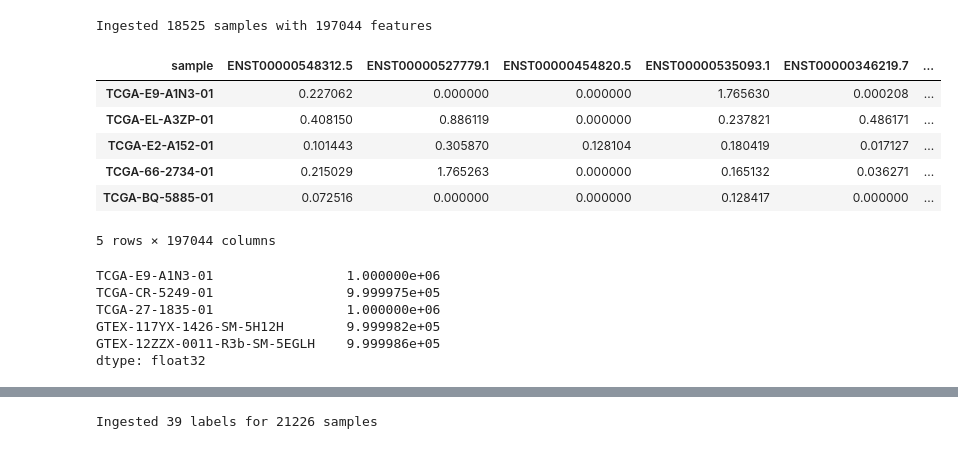
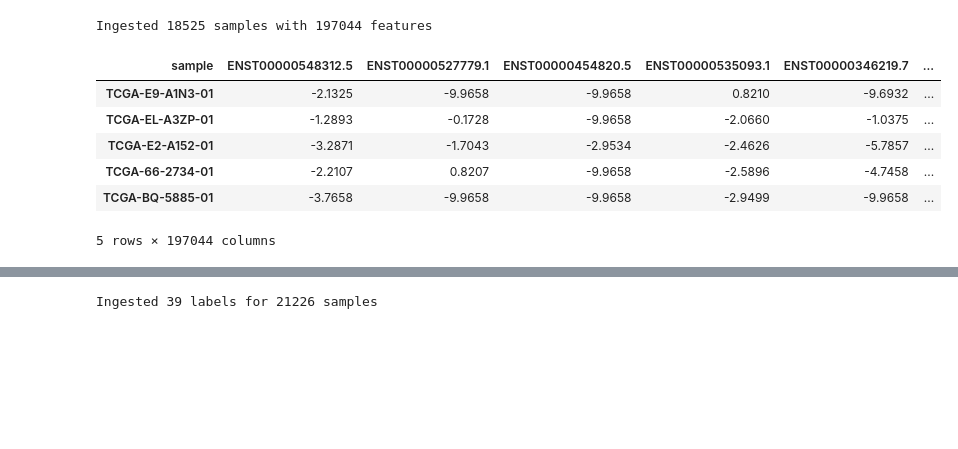
Before and after one commit to rcurrie/pancan-gtex, a Jupyter notebook: ingest.ipynb, the cells around one changed output, grey strips where cells are left out. Cells and saved outputs as stored; diff of their text form; code cells hidden in the pictures; blank space fills up the shorter version.

Commit message:
Move into separate repo and begin modification to use S3 for training as well as Kallisto end to end

```diff
--- a/ingest.ipynb
+++ b/ingest.ipynb
@@ -31,12 +32,8 @@ Wall time: 44min 15s
 # %%
 %%time
-# if os.environ["DEBUG"]:
-#     print("Loading subset of samples for debugging")
-#     tcga_samples = pd.read_hdf(os.path.expanduser("~/data/tcga_Kallisto_tpm.T.fp32.h5"), start=0, stop=100)
-#     gtex_samples = pd.read_hdf(os.path.expanduser("~/data/gtex_Kallisto_tpm.T.fp32.h5"), start=0, stop=100)
-# else:
-tcga_samples = pd.read_hdf(os.path.expanduser("tcga_Kallisto_tpm.T.fp32.h5"))
-gtex_samples = pd.read_hdf(os.path.expanduser("gtex_Kallisto_tpm.T.fp32.h5"))
+#Read back the h5 to ensure we start with the same dataframes
+tcga_samples = pd.read_hdf("tcga_Kallisto_tpm.T.fp32.h5")
+gtex_samples = pd.read_hdf("gtex_Kallisto_tpm.T.fp32.h5")
 
 # Make sure they have the exact same set of transcript names
 assert tcga_samples.columns.equals(gtex_samples.columns)
@@ -46,24 +43,14 @@ Wall time: 16.3 s
 # %%
-# Combine into a single dataset and convert back into TPM
-all_samples = pd.concat([tcga_samples, gtex_samples], axis="index").apply(np.exp2).subtract(0.001).clip_lower(0)
+# Combine into a single dataset
+all_samples = pd.concat([tcga_samples, gtex_samples], axis="index")
 print("Ingested {} samples with {} features".format(all_samples.shape[0], all_samples.shape[1]))
 all_samples.head()
 # %% [output]
 Ingested 18525 samples with 197044 features
 | sample | ENST00000548312.5 | ENST00000527779.1 | ENST00000454820.5 | ENST00000535093.1 | ENST00000346219.7 | ... |
-| TCGA-E9-A1N3-01 | 0.227062 | 0.000000 | 0.000000 | 1.765630 | 0.000208 | ... |
-| TCGA-EL-A3ZP-01 | 0.408150 | 0.886119 | 0.000000 | 0.237821 | 0.486171 | ... |
-| TCGA-E2-A152-01 | 0.101443 | 0.305870 | 0.128104 | 0.180419 | 0.017127 | ... |
-| TCGA-66-2734-01 | 0.215029 | 1.765263 | 0.000000 | 0.165132 | 0.036271 | ... |
-| TCGA-BQ-5885-01 | 0.072516 | 0.000000 | 0.000000 | 0.128417 | 0.000000 | ... |
+| TCGA-E9-A1N3-01 | -2.1325 | -9.9658 | -9.9658 | 0.8210 | -9.6932 | ... |
+| TCGA-EL-A3ZP-01 | -1.2893 | -0.1728 | -9.9658 | -2.0660 | -1.0375 | ... |
+| TCGA-E2-A152-01 | -3.2871 | -1.7043 | -2.9534 | -2.4626 | -5.7857 | ... |
+| TCGA-66-2734-01 | -2.2107 | 0.8207 | -9.9658 | -2.5896 | -4.7458 | ... |
+| TCGA-BQ-5885-01 | -3.7658 | -9.9658 | -9.9658 | -2.9499 | -9.9658 | ... |
 5 rows × 197044 columns
-# %%
-# Check that TPM sum to 1M
-all_samples.iloc[::all_samples.shape[0]//5].sum(axis=1)
-# %% [output]
-TCGA-E9-A1N3-01                 1.000000e+06
-TCGA-CR-5249-01                 9.999975e+05
-TCGA-27-1835-01                 1.000000e+06
-GTEX-117YX-1426-SM-5H12H        9.999982e+05
-GTEX-12ZZX-0011-R3b-SM-5EGLH    9.999986e+05
-dtype: float32
```
Also changed, not shown: parts of 23 cells of this notebook, 9 other files.
